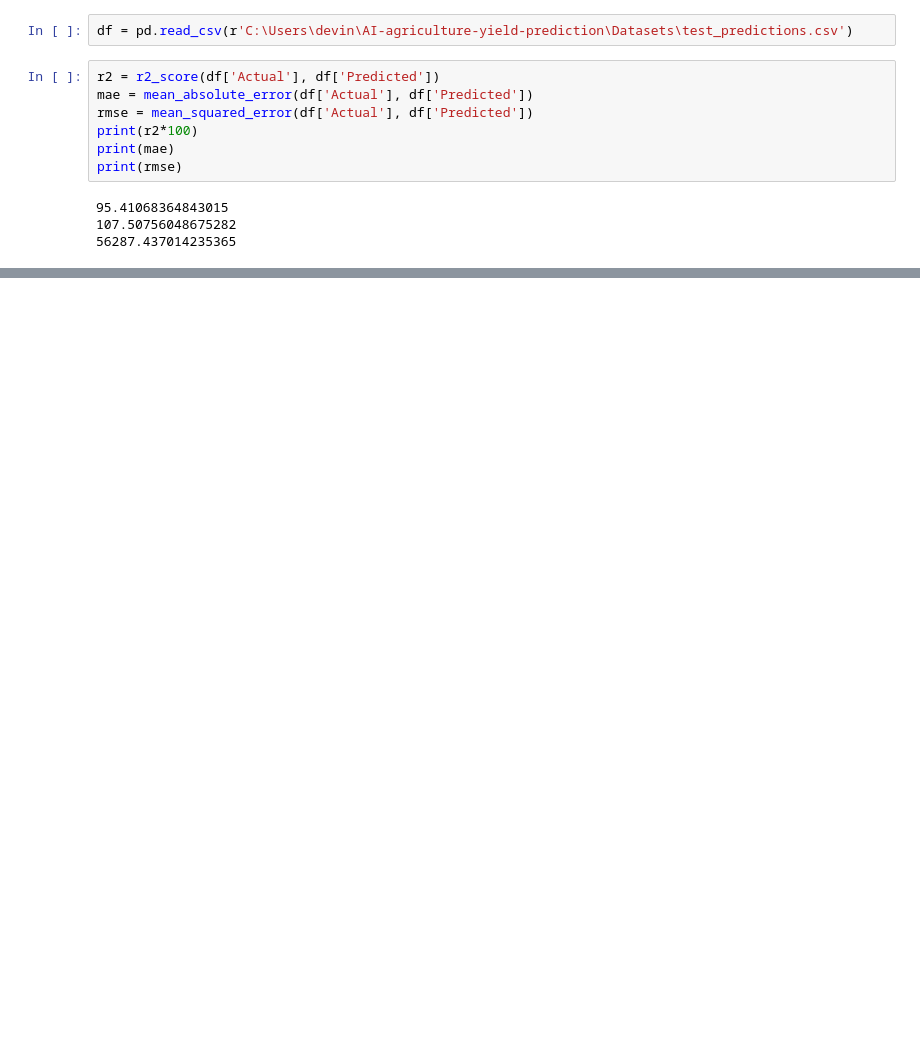
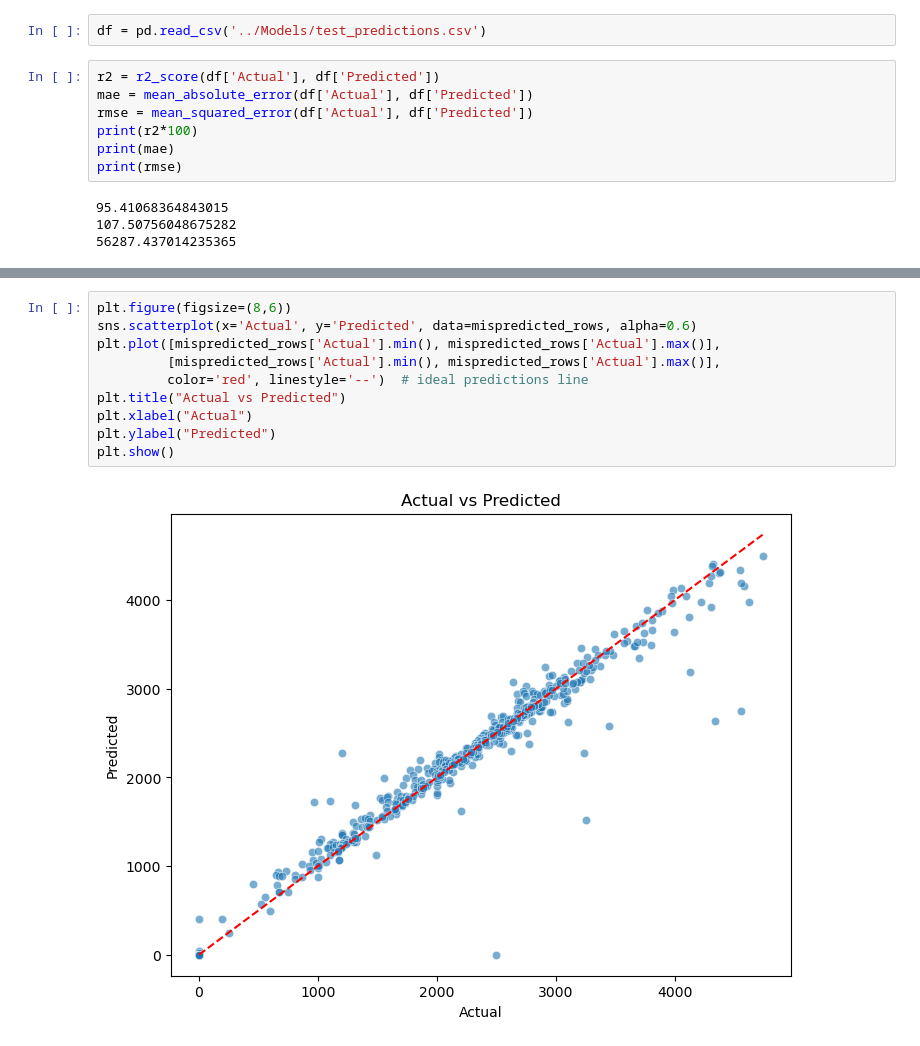
Before and after one commit to nupurmadaan04/AI-agriculture-yield-production, a Jupyter notebook: Notebooks/04_Evaluation_Deployment.ipynb, the cells around one changed output, grey strips where cells are left out. Drawn from its saved outputs; the diff is of its cells as text; blank space fills up the shorter version.

```diff
--- a/Notebooks/04_Evaluation_Deployment.ipynb
+++ b/Notebooks/04_Evaluation_Deployment.ipynb
@@ -10,5 +13,5 @@ scaler = joblib.load(r'C:\Users\devin\AI-agriculture-yield-prediction\Models\sca
 # %%
-df = pd.read_csv(r'C:\Users\devin\AI-agriculture-yield-prediction\Datasets\test_predictions.csv')
+df = pd.read_csv('../Models/test_predictions.csv')
 # %%
 r2 = r2_score(df['Actual'], df['Predicted'])
 mae = mean_absolute_error(df['Actual'], df['Predicted'])
@@ -44,0 +177,12 @@ plt.show()
+# %%
+plt.figure(figsize=(8,6))
+sns.scatterplot(x='Actual', y='Predicted', data=mispredicted_rows, alpha=0.6)
+plt.plot([mispredicted_rows['Actual'].min(), mispredicted_rows['Actual'].max()],
+         [mispredicted_rows['Actual'].min(), mispredicted_rows['Actual'].max()],
+         color='red', linestyle='--')  # ideal predictions line
+plt.title("Actual vs Predicted")
+plt.xlabel("Actual")
+plt.ylabel("Predicted")
+plt.show()
+# %% [output]
+[figure, added]
```
Also changed, not shown: parts of 14 cells of this notebook, 7 other files.
